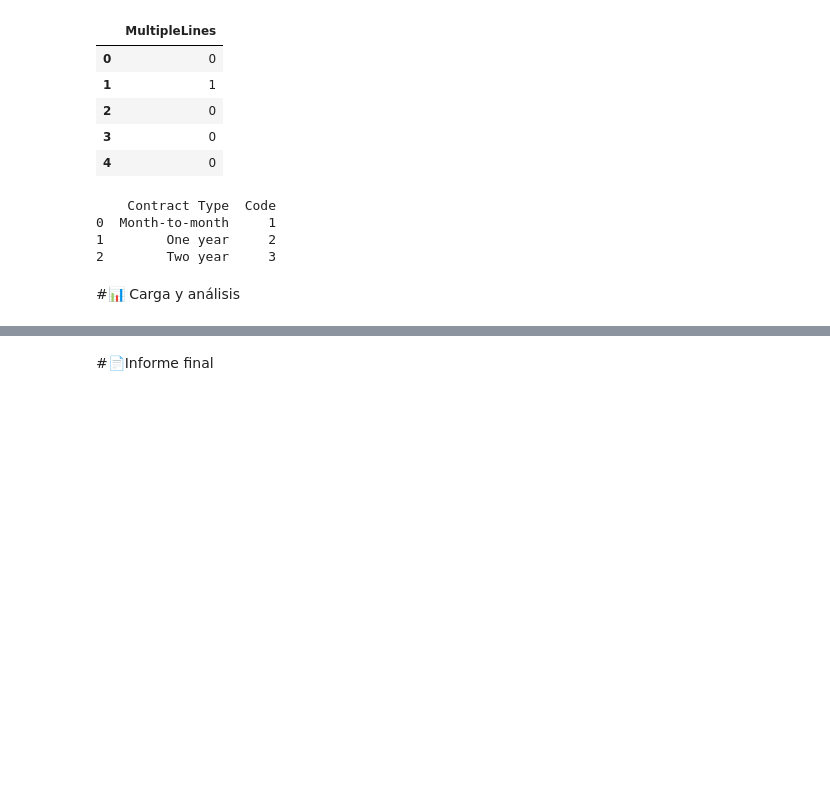
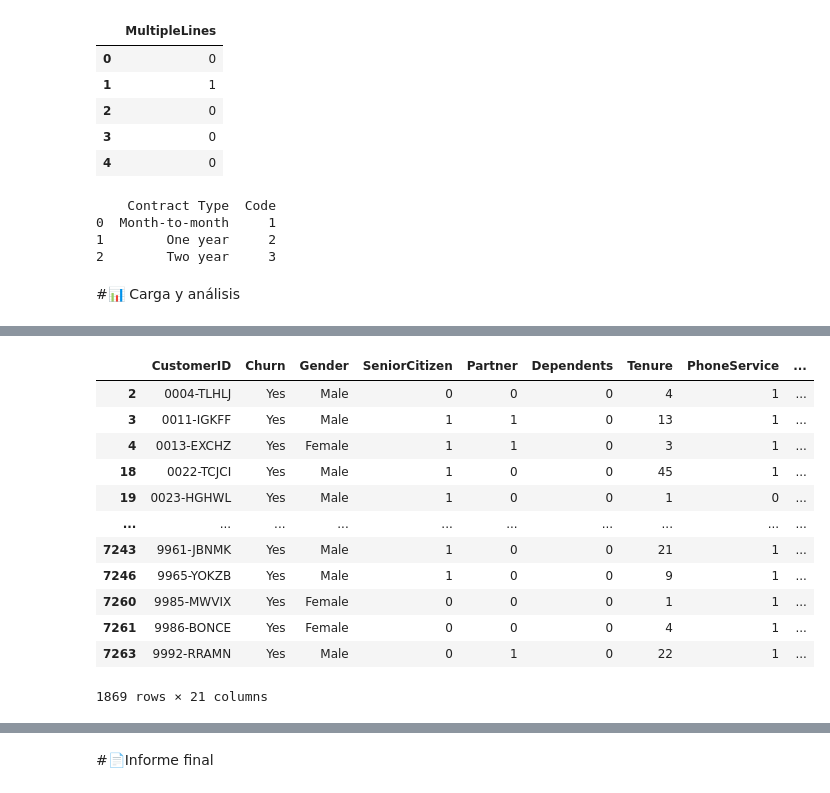
Before and after one commit to LexMtz/challegue-telecom-x, a Jupyter notebook: TelecomX_LATAM .ipynb, the cells around one changed output, grey strips where cells are left out. Drawn from its saved outputs; the diff is of its cells as text; code cells hidden in the pictures; blank space fills up the shorter version.

```diff
--- a/TelecomX_LATAM .ipynb
+++ b/TelecomX_LATAM .ipynb
@@ -181,0 +203,17 @@ print(df_contract)
+# %%
+cliente_evade = df_telecom.query('Churn == "Yes"')
+cliente_evade
+# %% [output]
+|  | CustomerID | Churn | Gender | SeniorCitizen | Partner | Dependents | Tenure | PhoneService | ... |
+| 2 | 0004-TLHLJ | Yes | Male | 0 | 0 | 0 | 4 | 1 | ... |
+| 3 | 0011-IGKFF | Yes | Male | 1 | 1 | 0 | 13 | 1 | ... |
+| 4 | 0013-EXCHZ | Yes | Female | 1 | 1 | 0 | 3 | 1 | ... |
+| 18 | 0022-TCJCI | Yes | Male | 1 | 0 | 0 | 45 | 1 | ... |
+| 19 | 0023-HGHWL | Yes | Male | 1 | 0 | 0 | 1 | 0 | ... |
+| ... | ... | ... | ... | ... | ... | ... | ... | ... | ... |
+| 7243 | 9961-JBNMK | Yes | Male | 1 | 0 | 0 | 21 | 1 | ... |
+| 7246 | 9965-YOKZB | Yes | Male | 1 | 0 | 0 | 9 | 1 | ... |
+| 7260 | 9985-MWVIX | Yes | Female | 0 | 0 | 0 | 1 | 1 | ... |
+| 7261 | 9986-BONCE | Yes | Female | 0 | 0 | 0 | 4 | 1 | ... |
+| 7263 | 9992-RRAMN | Yes | Male | 0 | 1 | 0 | 22 | 1 | ... |
+1869 rows × 21 columns
```
Also changed, not shown: parts of 8 cells of this notebook.
